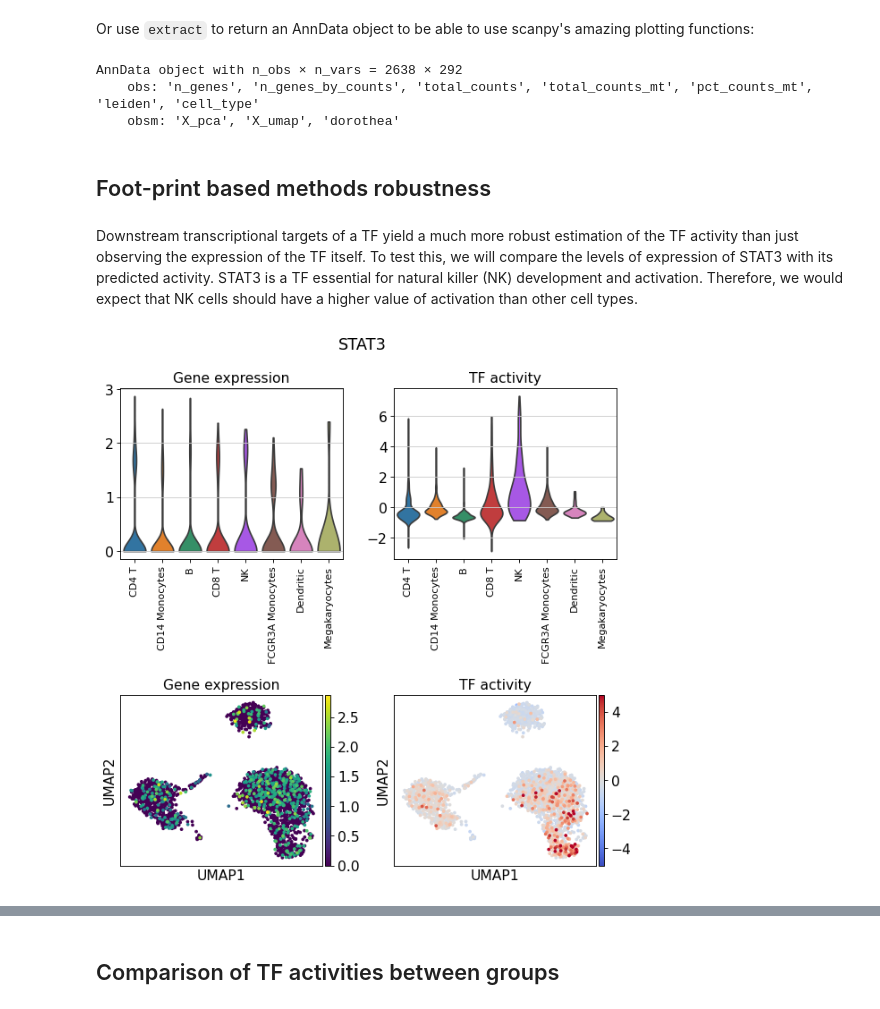
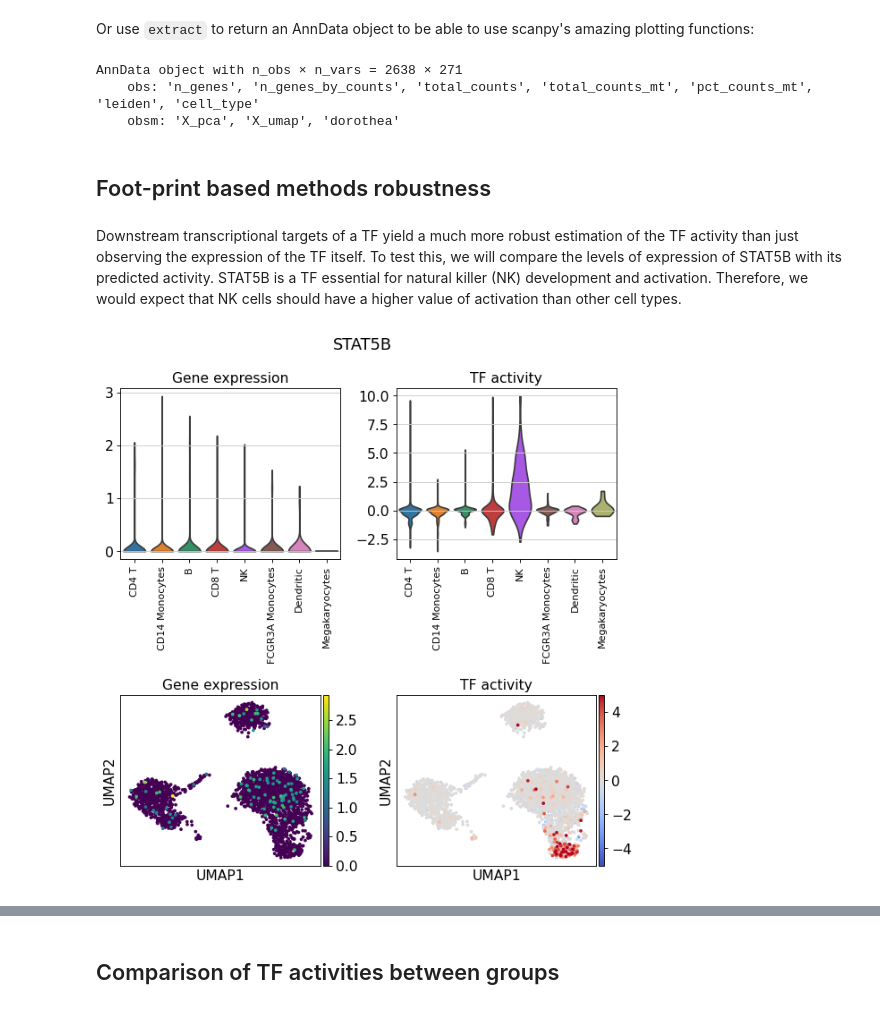
Before and after one commit to saezlab/dorothea-py, a Jupyter notebook: example/single_cell_vignette.ipynb, the cells around one changed output, grey strips where cells are left out. Saved outputs shown, nothing was run; the diff lists cells and outputs as text; code cells hidden in the pictures.

```diff
--- a/example/single_cell_vignette.ipynb
+++ b/example/single_cell_vignette.ipynb
@@ -140,7 +140,6 @@ dorothea.run(adata,        # Data to use
              norm=True,    # Normalize by number of edges to correct for large regulons
              scale=True,   # Scale values per feature so that values can be compared across cells
              use_raw=True, # Use raw adata, where we have the lognorm gene expression
-             use_hvg=True, # Only use high variable genes for TF estimation
              min_size=5,   # TF with less than 5 targets will be ignored
             )
 # %% [output]
@@ -169,37 +168,37 @@ Or use `extract` to return an AnnData object to be able to use scanpy's amazing
 # %%
 dorothea.extract(adata)
 # %% [output]
-AnnData object with n_obs × n_vars = 2638 × 292
+AnnData object with n_obs × n_vars = 2638 × 271
     obs: 'n_genes', 'n_genes_by_counts', 'total_counts', 'total_counts_mt', 'pct_counts_mt', 'leiden', 'cell_type'
     obsm: 'X_pca', 'X_umap', 'dorothea'
 # %% [markdown]
 ## Foot-print based methods robustness
 # %% [markdown]
-Downstream transcriptional targets of a TF yield a much more robust estimation of the TF activity than just observing the expression of the TF itself. To test this, we will compare the levels of expression of STAT3 with its predicted activity. STAT3 is a TF essential for natural killer (NK) development and activation. Therefore, we would expect that NK cells should have a higher value of activation than other cell types.
+Downstream transcriptional targets of a TF yield a much more robust estimation of the TF activity than just observing the expression of the TF itself. To test this, we will compare the levels of expression of STAT5B with its predicted activity. STAT5B is a TF essential for natural killer (NK) development and activation. Therefore, we would expect that NK cells should have a higher value of activation than other cell types.
 # %%
 fig, ax = plt.subplots(2,2, figsize=(8,8), tight_layout=True, facecolor='white')
 ax = ax.flatten()
 
-tf = 'STAT3'
+tf = 'STAT5B'
 fig.suptitle(tf, fontsize=16)
 sc.pl.violin(adata, keys=tf, groupby='cell_type', stripplot=False, ax=ax[0], show=False)
 ax[0].tick_params(axis='x', rotation=90, labelsize=10)
 ax[0].set_ylabel('')
 ax[0].set_xlabel('')
 ax[0].set_title('Gene expression')
 
 sc.pl.violin(dorothea.extract(adata), keys=tf, groupby='cell_type', stripplot=False, ax=ax[1], show=False)
 ax[1].tick_params(axis='x', rotation=90, labelsize=10)
 ax[1].set_ylabel('')
 ax[1].set_xlabel('')
 ax[1].set_title('TF activity')
 
 sc.pl.umap(adata, color=tf, return_fig=False, ax=ax[2], show=False)
 ax[2].set_title('Gene expression')
 sc.pl.umap(dorothea.extract(adata), color=tf, vmin=-5, vmax=5, cmap='coolwarm', return_fig=False, ax=ax[3], show=False)
 ax[3].set_title('TF activity')
 
 plt.show()
 # %% [output]
-[figure, old version]
+[figure, new version]
 # %% [markdown]
```
Also changed, not shown: parts of 16 cells of this notebook, 4 other files.
